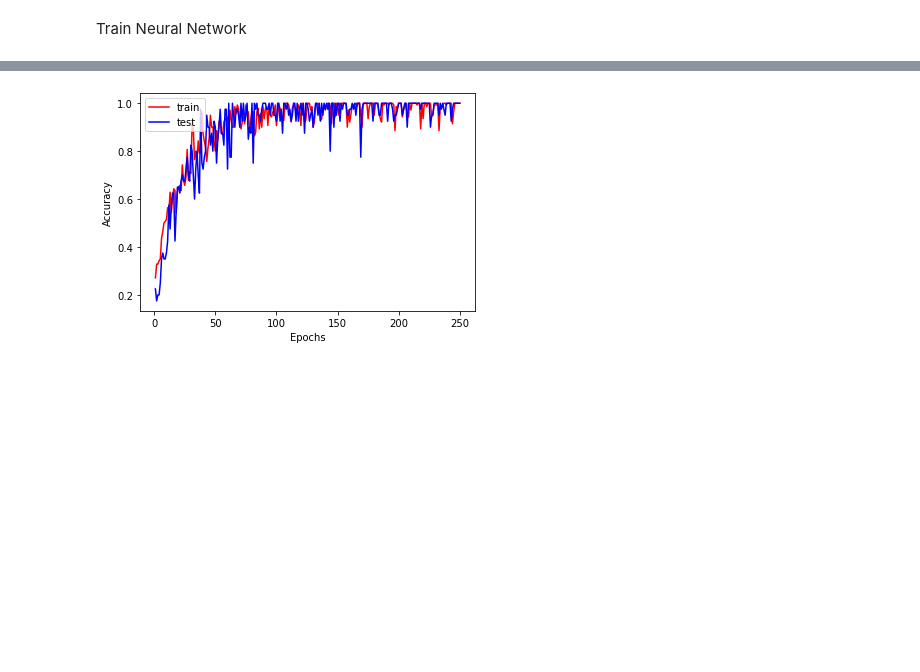
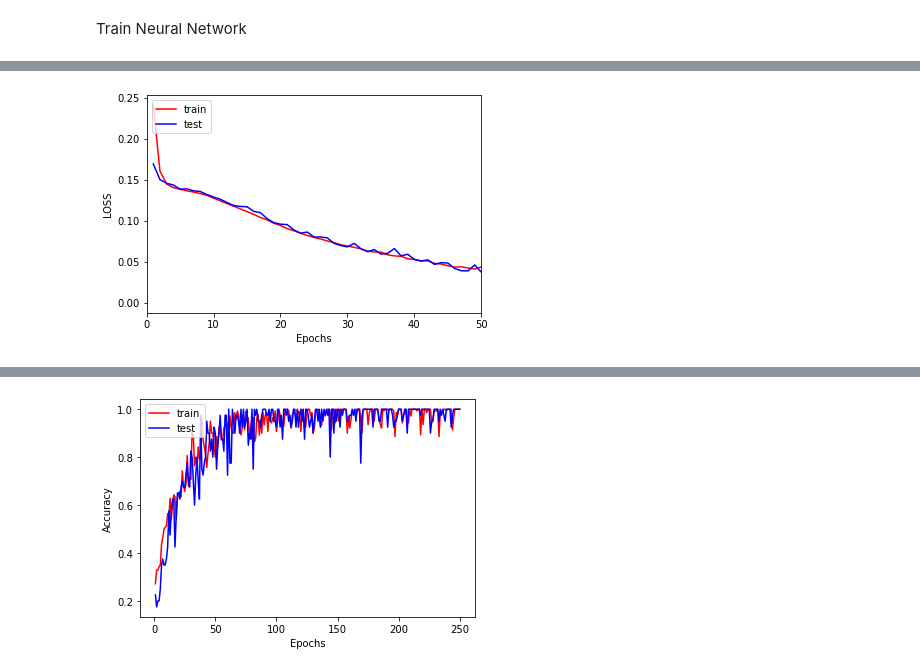
Before and after one commit to SebastianLazarte/Practice-7-IA, a Jupyter notebook: Star Types.ipynb, the cells around one changed output, grey strips where cells are left out. Cells and saved outputs as stored; diff of their text form; code cells hidden in the pictures; blank space fills up the shorter version.

Commit message:
Grafics Test

```diff
--- a/Star Types.ipynb
+++ b/Star Types.ipynb
@@ -299,0 +300,10 @@ plt.show()
+# %%
+plt.plot(epochs, loss, 'r')
+plt.plot(epochs, val_loss, 'b')
+plt.xlabel('Epochs')
+plt.ylabel('LOSS')
+plt.legend(['train', 'test'], loc='upper left')
+plt.xlim(0, 50)
+plt.show()
+# %% [output]
+[figure, added]
```
Also changed, not shown: parts of 7 cells of this notebook.
